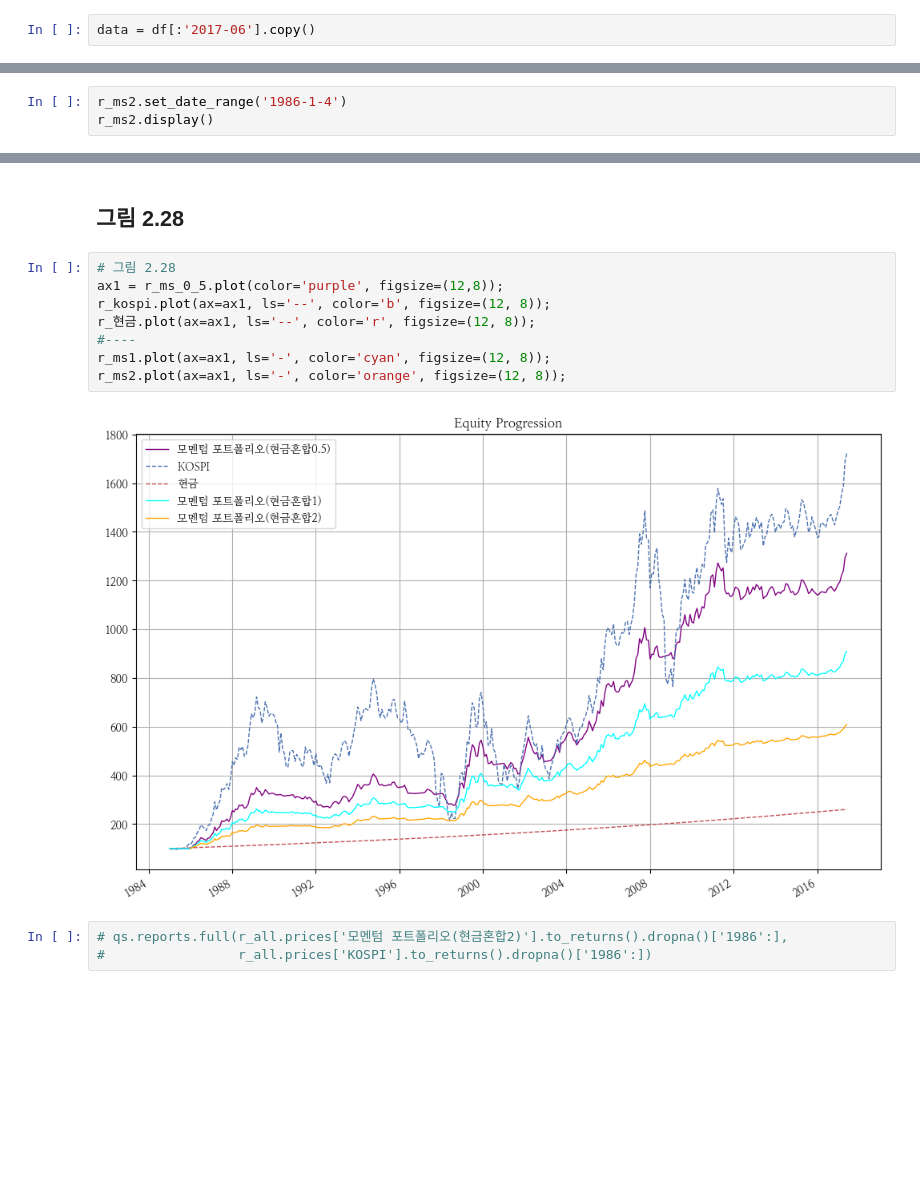
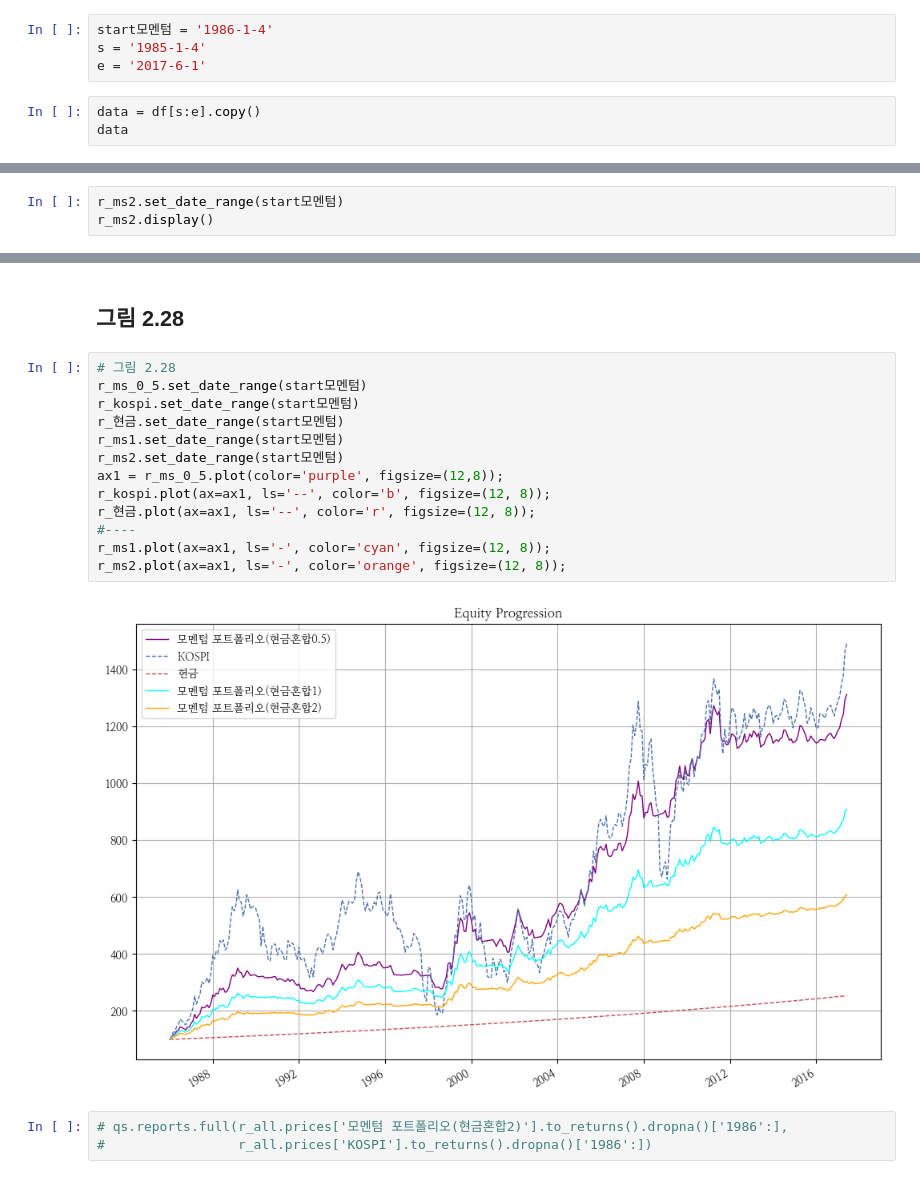
Before and after one commit to hermian/startetf, a Jupyter notebook: 2.28_절대모멘텀_평균모멘텀스코어_이론현금혼합_비중조절.ipynb, the cells around one changed output, grey strips where cells are left out. Cells and saved outputs as stored; diff of their text form; blank space fills up the shorter version.

```diff
--- a/2.28_절대모멘텀_평균모멘텀스코어_이론현금혼합_비중조절.ipynb
+++ b/2.28_절대모멘텀_평균모멘텀스코어_이론현금혼합_비중조절.ipynb
@@ -40,2 +53,7 @@ df.head()
+# %%
+start모멘텀 = '1986-1-4'
+s = '1985-1-4'
+e = '2017-6-1'
 # %%
-data = df[:'2017-06'].copy()
+data = df[s:e].copy()
+data
@@ -227,7 +231,7 @@ r_ms1 = bt.run(bt_ms1)
 r_ms2 = bt.run(bt_ms2)
 r_ms_0_5 = bt.run(bt_ms_0_5)
 # %%
-r_ms2.set_date_range('1986-1-4')
+r_ms2.set_date_range(start모멘텀)
 r_ms2.display()
 # %% [output]
 Stat                 모멘텀 포트폴리오(현금혼합2)
@@ -290,14 +295,19 @@ r_현금 = bt.run(bt_현금)
 ## 그림 2.28
 # %%
 # 그림 2.28
+r_ms_0_5.set_date_range(start모멘텀)
+r_kospi.set_date_range(start모멘텀)
+r_현금.set_date_range(start모멘텀)
+r_ms1.set_date_range(start모멘텀)
+r_ms2.set_date_range(start모멘텀)
 ax1 = r_ms_0_5.plot(color='purple', figsize=(12,8));
 r_kospi.plot(ax=ax1, ls='--', color='b', figsize=(12, 8));
 r_현금.plot(ax=ax1, ls='--', color='r', figsize=(12, 8));
 #----
 r_ms1.plot(ax=ax1, ls='-', color='cyan', figsize=(12, 8));
 r_ms2.plot(ax=ax1, ls='-', color='orange', figsize=(12, 8));
 # %% [output]
-[figure, old version]
+[figure, new version]
 # %%
 # qs.reports.full(r_all.prices['모멘텀 포트폴리오(현금혼합2)'].to_returns().dropna()['1986':],
 #                 r_all.prices['KOSPI'].to_returns().dropna()['1986':])
```
Also changed, not shown: parts of 22 cells of this notebook.
